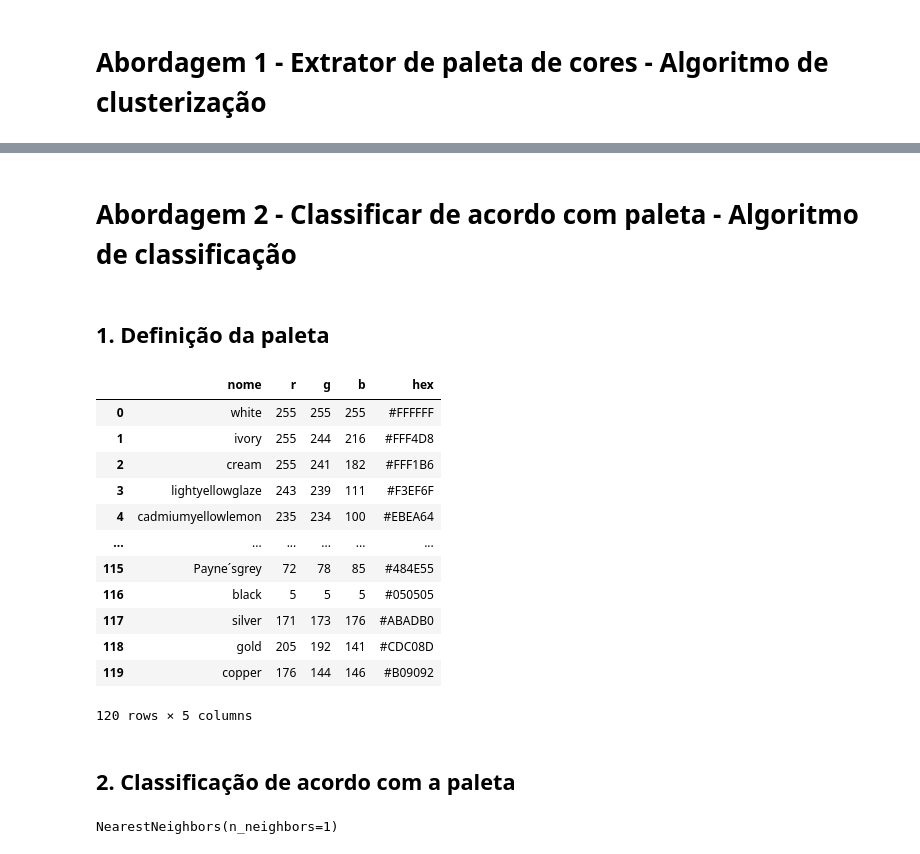
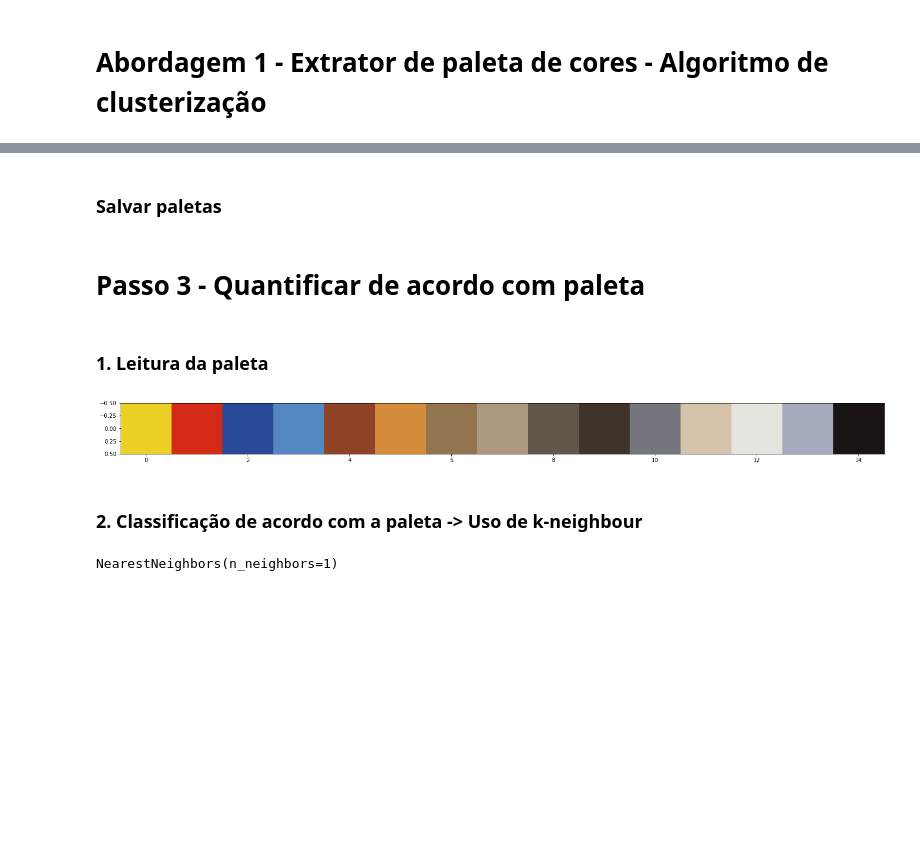
Before and after one commit to lucascouri2/residencia-vizart, a Jupyter notebook: extrator_paleta.ipynb, the cells around one changed output, grey strips where cells are left out. Drawn from its saved outputs; the diff is of its cells as text; code cells hidden in the pictures; blank space fills up the shorter version.

Commit message:
Organizando extrator de paleta

```diff
--- a/extrator_paleta.ipynb
+++ b/extrator_paleta.ipynb
@@ -92,0 +215,2 @@ plt.show()
+# %% [markdown]
+### Salvar paletas
@@ -93,2 +219,17 @@ plt.show()
+# %% [markdown]
+# Passo 3 - Quantificar de acordo com paleta
+# %% [markdown]
+### 1. Leitura da paleta
+# %%
+paletaCores = pd.read_csv(f'paletas\\final_artistas\\paleta_{artistName}.csv')
+paletaCores['hex'] = paletaCores.apply( lambda row: rgb2hex(row['r'], row['g'], row['b']), axis=1)
+# %%
+# Mostra imagem da paleta --> comentar antes de usar pode quebrar os código, pois transforma int em numpy int
+t = paletaCores[['r','g','b']].to_records(index=False)
+plt.figure(figsize = (25,4))
+plt.imshow([t.tolist()])
+plt.show()
+# %% [output]
+[figure, added]
 # %% [markdown]
-# Abordagem 2 - Classificar de acordo com paleta - Algoritmo de classificação
+### 2. Classificação de acordo com a paleta -> Uso de k-neighbour
@@ -110,24 +235,0 @@ from colormap import hex2rgb
-# %% [markdown]
-## 1. Definição da paleta
-# %%
-paletaCores = pd.read_csv('paleta_cores.csv')
-# paletaCores
-paletaCores['hex'] = paletaCores.apply( lambda row: rgb2hex(row.r, row.g, row.b), axis=1 )
-# paletaCores['hex'] = paletaCores.apply( lambda row: print(row)) rgb2hex(row.r, row.g, row.b)
-paletaCores
-# %% [output]
-|  | nome | r | g | b | hex |
-| 0 | white | 255 | 255 | 255 | #FFFFFF |
-| 1 | ivory | 255 | 244 | 216 | #FFF4D8 |
-| 2 | cream | 255 | 241 | 182 | #FFF1B6 |
-| 3 | lightyellowglaze | 243 | 239 | 111 | #F3EF6F |
-| 4 | cadmiumyellowlemon | 235 | 234 | 100 | #EBEA64 |
-| ... | ... | ... | ... | ... | ... |
-| 115 | Payne´sgrey | 72 | 78 | 85 | #484E55 |
-| 116 | black | 5 | 5 | 5 | #050505 |
-| 117 | silver | 171 | 173 | 176 | #ABADB0 |
-| 118 | gold | 205 | 192 | 141 | #CDC08D |
-| 119 | copper | 176 | 144 | 146 | #B09092 |
-120 rows × 5 columns
-# %% [markdown]
-## 2. Classificação de acordo com a paleta
```
Also changed, not shown: parts of 34 cells of this notebook, 2 other files.
